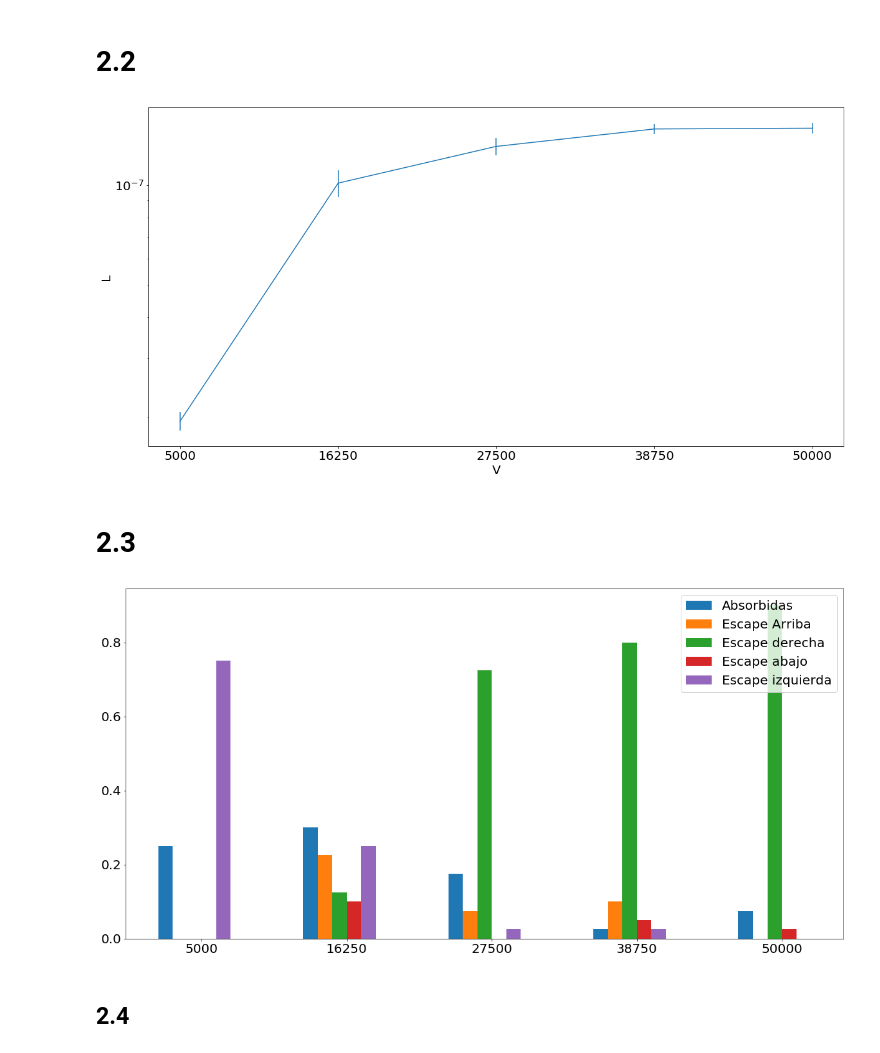
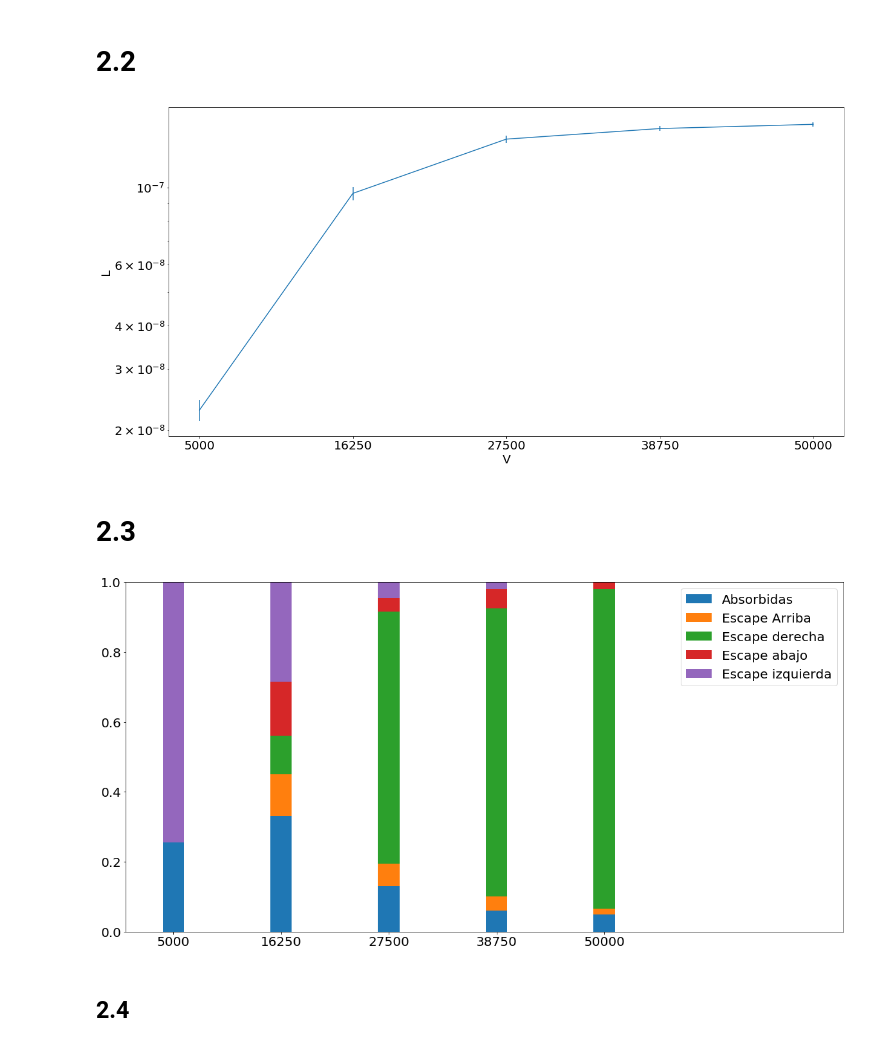
Before and after one commit to atormakh/SimulacionDeSistemas, a Jupyter notebook: SimulacionTemporal/campoElectrico.ipynb, the cells around one changed output. Drawn from its saved outputs; the diff is of its cells as text; code cells hidden in the pictures.

```diff
--- a/SimulacionTemporal/campoElectrico.ipynb
+++ b/SimulacionTemporal/campoElectrico.ipynb
@@ -38,7 +38,7 @@ T = []
 
 grid = Grid(N, D, Q)
 V = 5e4
-r=0
+r=-1
 data, escaped = exec(method="Gear",r=r, dt=1e-14, dt2=1e-14, v=V)
 EU = [grid.calculate_energy(0, (N-1)*D/2 + r*D, Q)]
 EK = [calculate_kinetic_energy(V,0,M)]
@@ -70,13 +70,15 @@ plt.show()
 
 plt.figure("Energy")
 
+#print(EU)
+
 plt.plot(T, E, label="Energy")
 #plt.plot(T, EU, label="Potential")
 #plt.plot(T, EK, label="Kinetic")
 #plt.yscale("log")
 #plt.plot(T, [E[0]]*len(T))
 #plt.ticklabel_format(style='sci', axis='y', scilimits=(0,0), useOffset=False)
-plt.ylim(0, max(E)*1.1)
+#plt.ylim(0, max(E)*1.1)
 plt.legend()
 plt.show()
 # %% [output]
@@ -90,8 +93,8 @@ Y = np.linspace(-1, 1, 5)
 
 V = 5e4
 
-#dts = np.logspace(-17, -14, 7)
-dts = [1e-17, 5e-17, 1e-16, 5e-16, 1e-15,5e-15,1e-14]
+dts = np.logspace(-17, -14, 7)
+#dts = [1e-17, 5e-17, 1e-16, 5e-16, 1e-15,5e-15,1e-14]
 
 dt2 = max(dts)
 
@@ -130,7 +135,7 @@ plt.show()
 # %%
 V = np.linspace(5e3, 5e4, 5)
 
-Y = np.linspace(-1, 1, 40)
+Y = np.linspace(-1, 1, 200)
 
 dt = 1e-15
 dt2 = 1e-14
@@ -173,40 +178,44 @@ plt.ylabel("L")
 
 plt.show()
 # %% [output]
-[figure, old version]
+[figure, new version]
 # %% [markdown]
 # 2.3
 # %%
 labels = ["Absorbidas", "Escape Arriba", "Escape derecha", "Escape abajo", "Escape izquierda"]
 
 
 escapes = {}
 
 
 for v, dic in dataset.items():
     escapes[v] = np.zeros(len(labels))
 
 
     for y, m in dic.items():
         index = m["escaped"]
         escapes[v][index] += 1
 
     escapes[v]/=len(Y)
 
 
 plt.figure("Escapadas vs V")
 x = np.arange(len(labels))
-width =( V[1]-V[0] )/ 10
+width =( V[1]-V[0] )/ 5
+arr = np.zeros(len(labels))
+bottom = np.zeros(len(labels))
 for i, label in enumerate(labels):
-
+    bottom +=np.array(arr)
     arr = [ v[i] for k,v in escapes.items()]
-    plt.bar(V+i*width - width*len(labels)/2,arr, width=width, label = label)
+    plt.bar(V,arr, width=width, label=label, bottom=bottom)
+    #plt.bar(V+i*width - width*len(labels)/2,arr, width=width, label = label)
 
 plt.legend()
 plt.xticks(V)
+plt.xlim(0,V[-1]*1.5)
 plt.show()
 # %% [output]
-[figure, old version]
+[figure, new version]
 # %% [markdown]
 ## 2.4
 # %%
```
Also changed, not shown: parts of 3 cells of this notebook, 3 other files.
